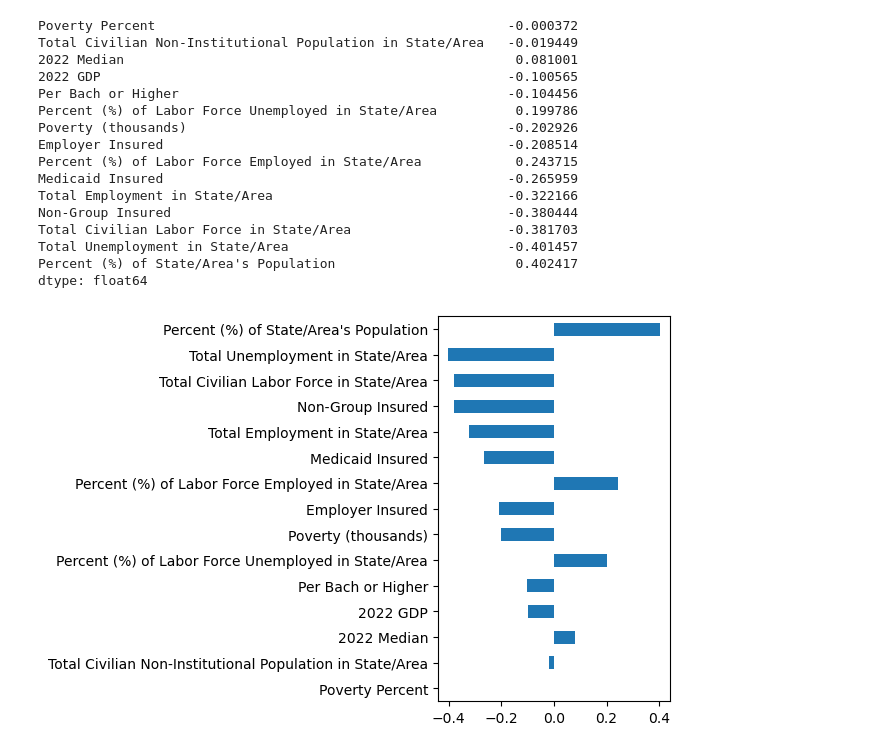
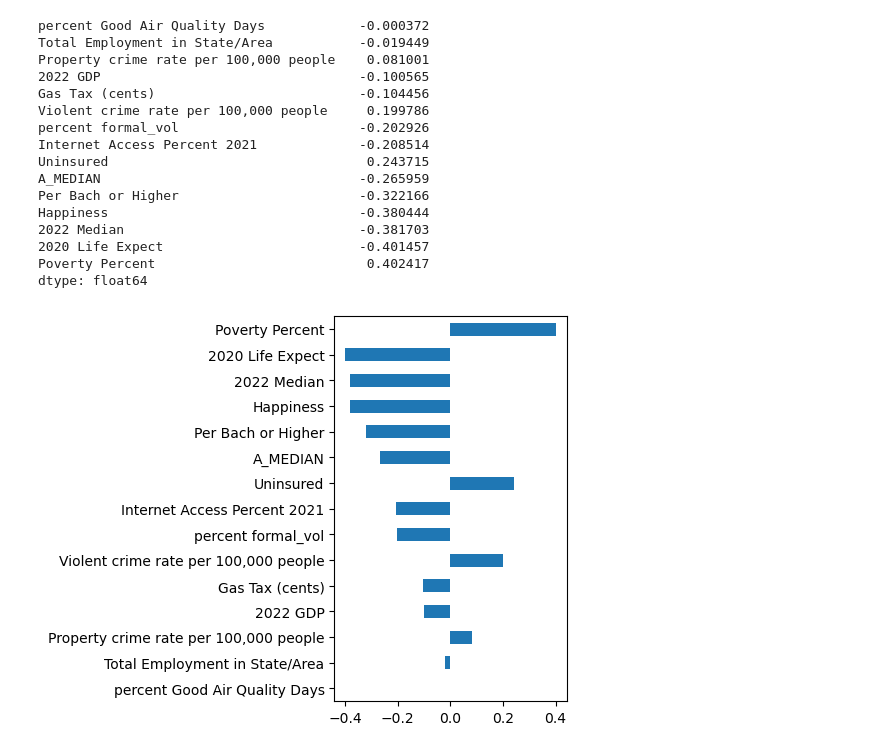
Before and after one commit to joshred83/cda_project, a Jupyter notebook: pca_clustering.ipynb, the cells around one changed output. Cells and saved outputs as stored; diff of their text form; code cells hidden in the pictures.

Commit message:
Changes to be committed: 	new file:   newplot.png 	modified:   pca_clustering.ipynb 	new file:   temp-plot.html

```diff
--- a/pca_clustering.ipynb
+++ b/pca_clustering.ipynb
@@ -175,21 +175,21 @@ for i, label in enumerate(df.GeoName):
 # %%
-display_loadings(pca, numeric_features, figsize=(3, 5), component=0)
+display_loadings(pca, feature_names, figsize=(3, 5), component=0)
 # %% [output]
-Poverty Percent                                             -0.000372
-Total Civilian Non-Institutional Population in State/Area   -0.019449
-2022 Median                                                  0.081001
-2022 GDP                                                    -0.100565
-Per Bach or Higher                                          -0.104456
-Percent (%) of Labor Force Unemployed in State/Area          0.199786
-Poverty (thousands)                                         -0.202926
-Employer Insured                                            -0.208514
-Percent (%) of Labor Force Employed in State/Area            0.243715
-Medicaid Insured                                            -0.265959
-Total Employment in State/Area                              -0.322166
-Non-Group Insured                                           -0.380444
-Total Civilian Labor Force in State/Area                    -0.381703
-Total Unemployment in State/Area                            -0.401457
-Percent (%) of State/Area's Population                       0.402417
+percent Good Air Quality Days            -0.000372
+Total Employment in State/Area           -0.019449
+Property crime rate per 100,000 people    0.081001
+2022 GDP                                 -0.100565
+Gas Tax (cents)                          -0.104456
+Violent crime rate per 100,000 people     0.199786
+percent formal_vol                       -0.202926
+Internet Access Percent 2021             -0.208514
+Uninsured                                 0.243715
+A_MEDIAN                                 -0.265959
+Per Bach or Higher                       -0.322166
+Happiness                                -0.380444
+2022 Median                              -0.381703
+2020 Life Expect                         -0.401457
+Poverty Percent                           0.402417
 dtype: float64
-[figure, old version]
+[figure, new version]
 # %%
```
Also changed, not shown: parts of 5 cells of this notebook, 2 other files.
